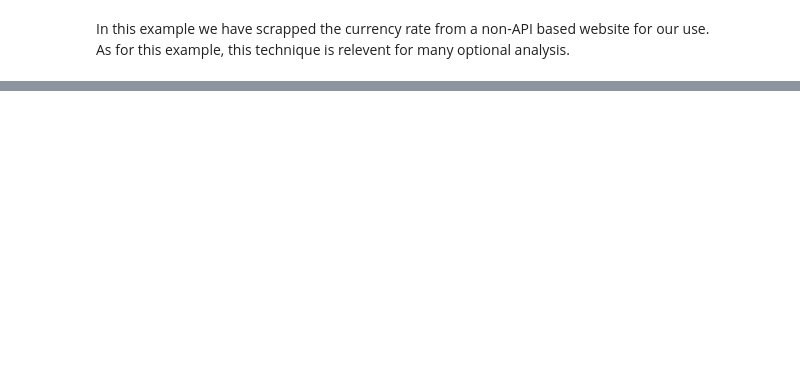
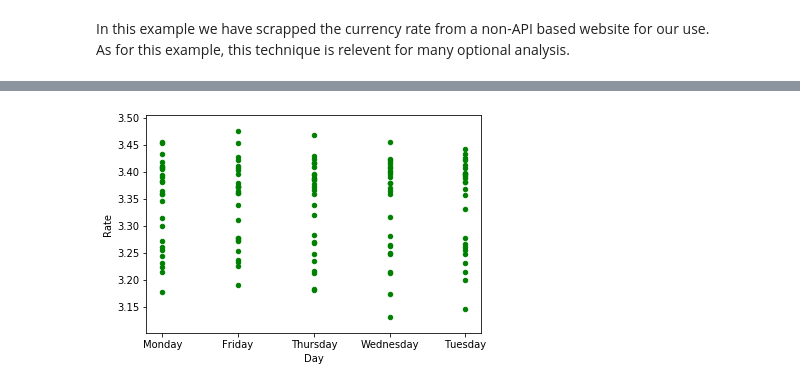
Before and after one commit to aiola-lab/tomers-playground, a Jupyter notebook: OJT/Excel-to-Pandas - Currency .ipynb, the cells around one changed output, grey strips where cells are left out. Drawn from its saved outputs; the diff is of its cells as text; code cells hidden in the pictures; blank space fills up the shorter version.

```diff
--- a/OJT/Excel-to-Pandas - Currency .ipynb
+++ b/OJT/Excel-to-Pandas - Currency .ipynb
@@ -330,0 +384,8 @@ So, one last tip from me to you, don't be afraid of looking for your data source
+# %%
+df = df.loc[df['Day'] != 'Sunday']
+# %%
+ax1 = df.plot.scatter(x='Day',
+                      y='Rate',
+                      c='Green')
+# %% [output]
+[figure, added]
```
Also changed, not shown: parts of 57 cells of this notebook.
